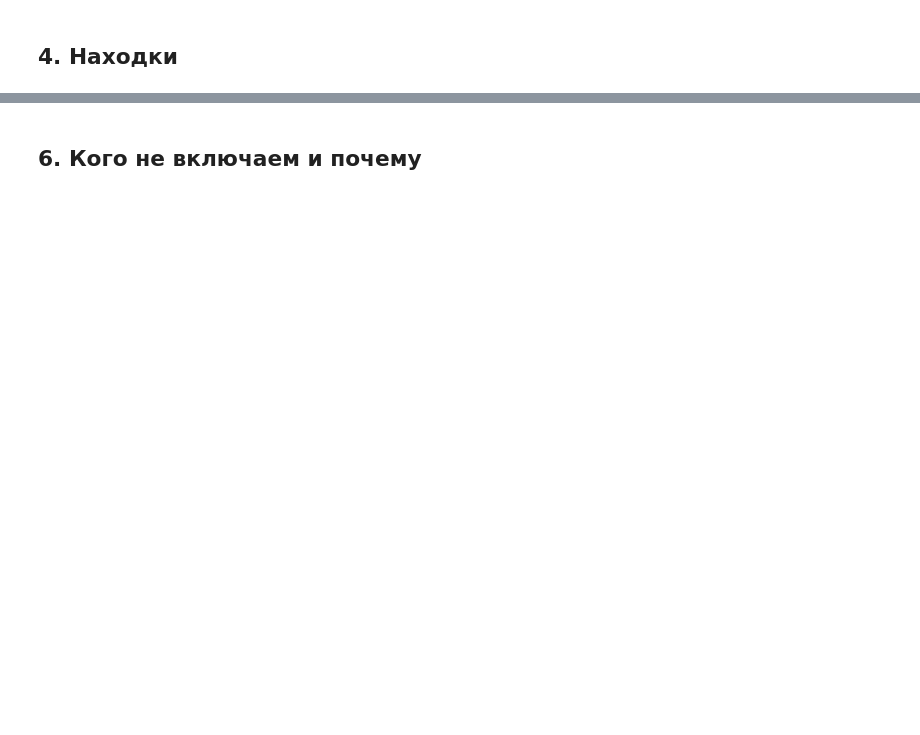
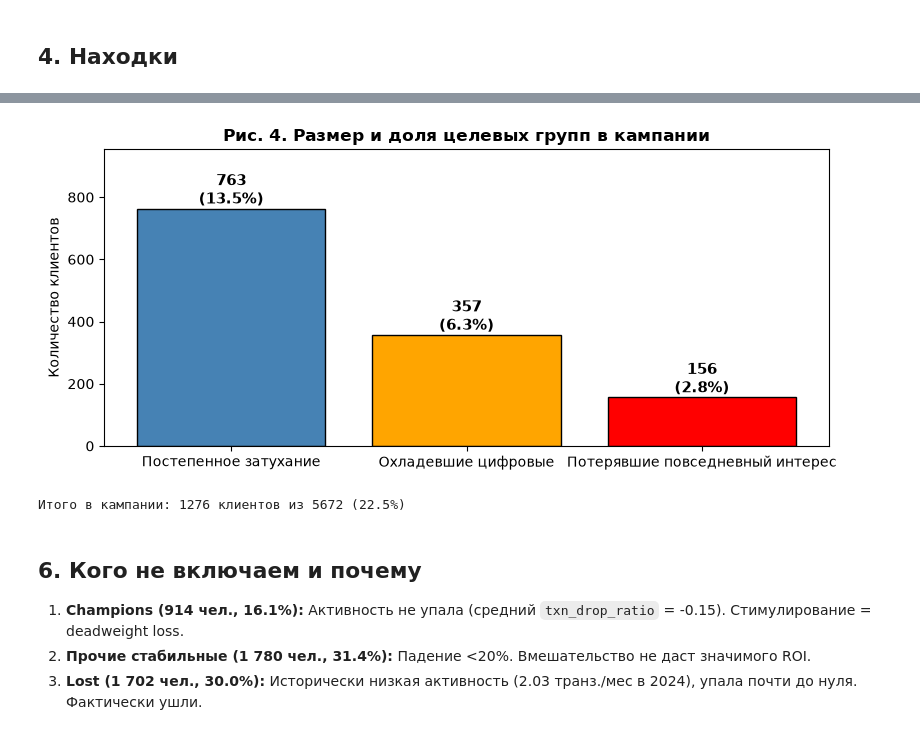
Before and after one commit to S4pph1reee/Andrew_Goncharenok_Lab1, a Jupyter notebook: notebooks/02_report.ipynb, the cells around one changed output, grey strips where cells are left out. Drawn from its saved outputs; the diff is of its cells as text; code cells hidden in the pictures; blank space fills up the shorter version.

```diff
--- a/notebooks/02_report.ipynb
+++ b/notebooks/02_report.ipynb
@@ -62,5 +227,33 @@ clean = pd.read_parquet("clean_data.parquet")
+# %%
+plt.close('all')
+fig, ax = plt.subplots(figsize=(8, 3.5), layout='constrained')
+
+campaign_groups = ['Постепенное затухание', 'Охладевшие цифровые', 'Потерявшие повседневный интерес']
+colors = ['steelblue', 'orange', 'red']
+
+sizes = df_model[df_model['campaign_group'].isin(campaign_groups)]['campaign_group'].value_counts().reindex(campaign_groups)
+total = len(df_model)
+
+ax.bar(sizes.index, sizes.values, color=colors, edgecolor='black')
+ax.set_title('Рис. 4. Размер и доля целевых групп в кампании', fontsize=12, fontweight='bold')
+ax.set_ylabel('Количество клиентов')
+ax.tick_params(axis='x')
+max_val = sizes.values.max()
+ax.set_ylim(0, max_val * 1.25)
+for i, (group, count) in enumerate(sizes.items()):
+    pct = count / total * 100
+    ax.text(i, count, f'{int(count)}\n({pct:.1f}%)',
+            ha='center', va='bottom', fontweight='bold', fontsize=11)
+
+plt.show()
+print(f"Итого в кампании: {sizes.sum()} клиентов из {total} ({sizes.sum()/total*100:.1f}%)")
+# %% [output]
+[figure, added]
+Итого в кампании: 1276 клиентов из 5672 (22.5%)
 # %% [markdown]
 ## 6. Кого не включаем и почему
-
 <!-- Отдельным списком. Для каждой категории: кто это, сколько их,
      почему кампания им не нужна или бесполезна. -->
+1. **Champions (914 чел., 16.1%):** Активность не упала (средний `txn_drop_ratio` = -0.15). Стимулирование = deadweight loss.
+2. **Прочие стабильные (1 780 чел., 31.4%):** Падение <20%. Вмешательство не даст значимого ROI.
+3. **Lost (1 702 чел., 30.0%):** Исторически низкая активность (2.03 транз./мес в 2024), упала почти до нуля. Фактически ушли.
```
Also changed, not shown: parts of 18 cells of this notebook, 5 other files.
